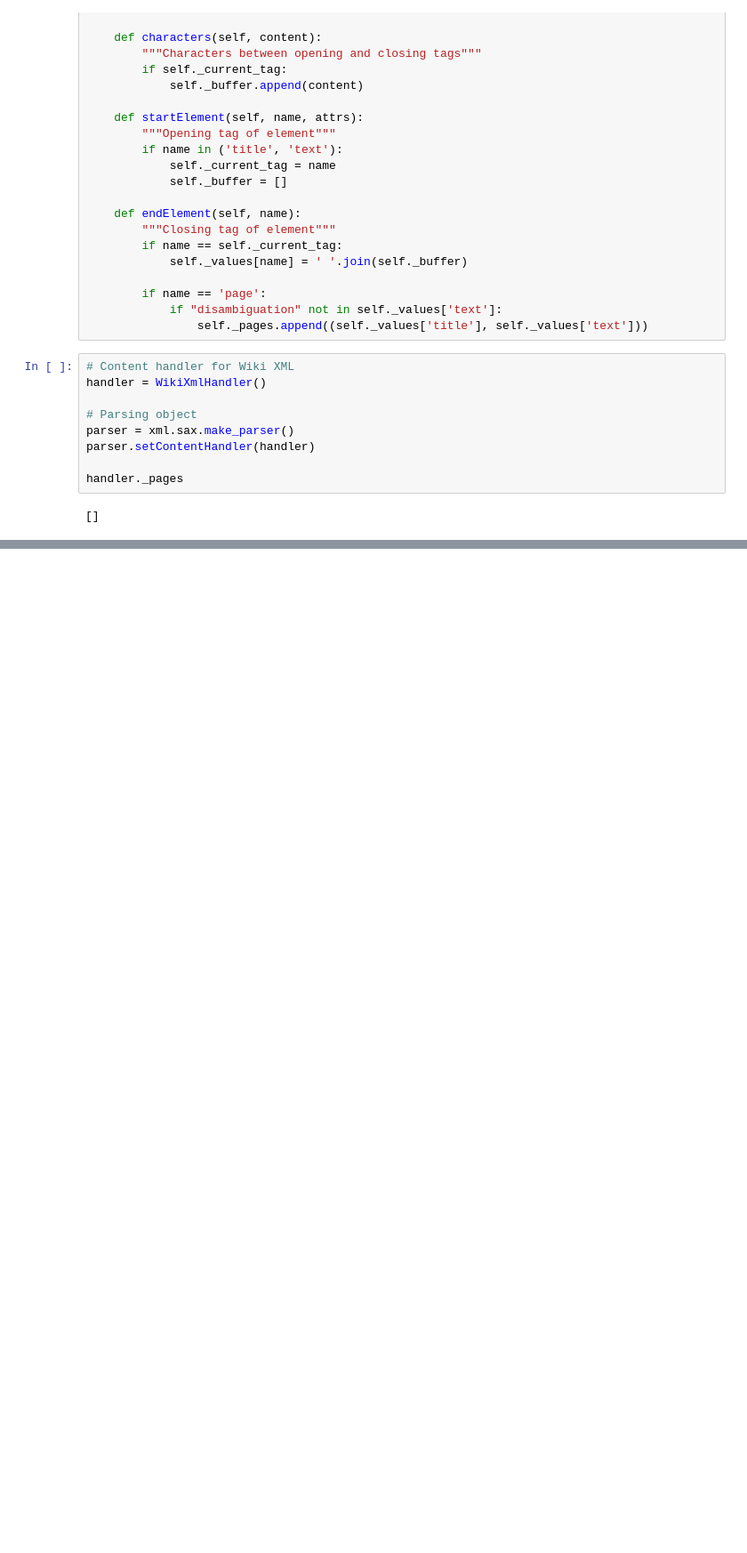
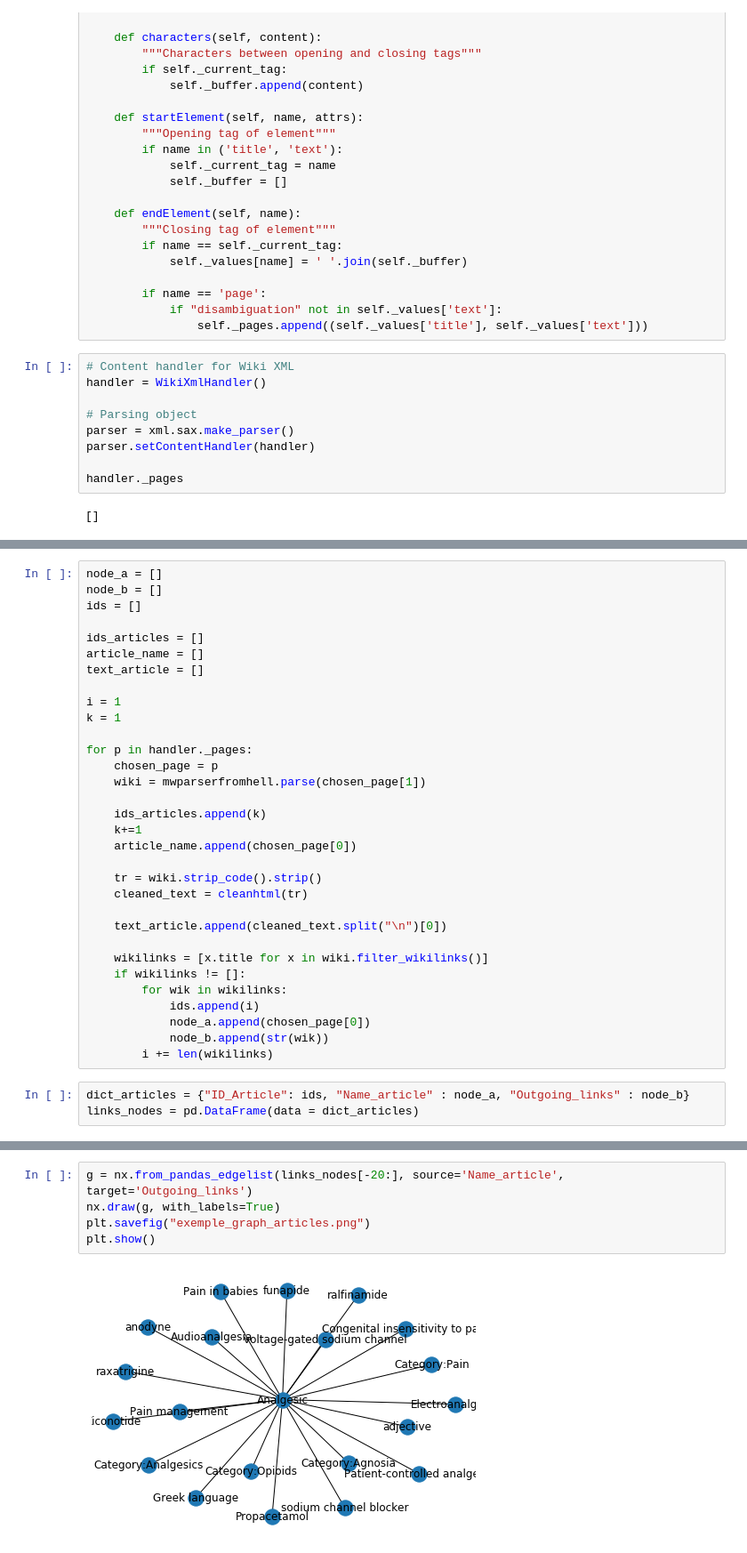
Before and after one commit to mahdicharif/PRIM, a Jupyter notebook: XML/testsXML.ipynb, the cells around one changed output, grey strips where cells are left out. Shown at 89% size. Saved outputs shown, nothing was run; the diff lists cells and outputs as text; blank space fills up the shorter version.

Commit message:
created graphs and computed similarity between articles

```diff
--- a/XML/testsXML.ipynb
+++ b/XML/testsXML.ipynb
@@ -187,0 +90,35 @@ AttributeError: 'NoneType' object has no attribute 'split'
+# %%
+node_a = []
+node_b = []
+ids = []
+
+ids_articles = []
+article_name = []
+text_article = []
+
+i = 1
+k = 1
+
+for p in handler._pages:
+    chosen_page = p
+    wiki = mwparserfromhell.parse(chosen_page[1])
+
+    ids_articles.append(k)
+    k+=1
+    article_name.append(chosen_page[0])
+
+    tr = wiki.strip_code().strip()
+    cleaned_text = cleanhtml(tr)
+
+    text_article.append(cleaned_text.split("\n")[0])
+
+    wikilinks = [x.title for x in wiki.filter_wikilinks()]
+    if wikilinks != []:
+        for wik in wikilinks:
+            ids.append(i)
+            node_a.append(chosen_page[0])
+            node_b.append(str(wik))
+        i += len(wikilinks)
+# %%
+dict_articles = {"ID_Article": ids, "Name_article" : node_a, "Outgoing_links" : node_b}
+links_nodes = pd.DataFrame(data = dict_articles)
@@ -187,0 +134,7 @@ AttributeError: 'NoneType' object has no attribute 'split'
+# %%
+g = nx.from_pandas_edgelist(links_nodes[-20:], source='Name_article', target='Outgoing_links')
+nx.draw(g, with_labels=True)
+plt.savefig("exemple_graph_articles.png")
+plt.show()
+# %% [output]
+[figure, added]
```
Also changed, not shown: parts of 32 cells of this notebook, 1 other file.
